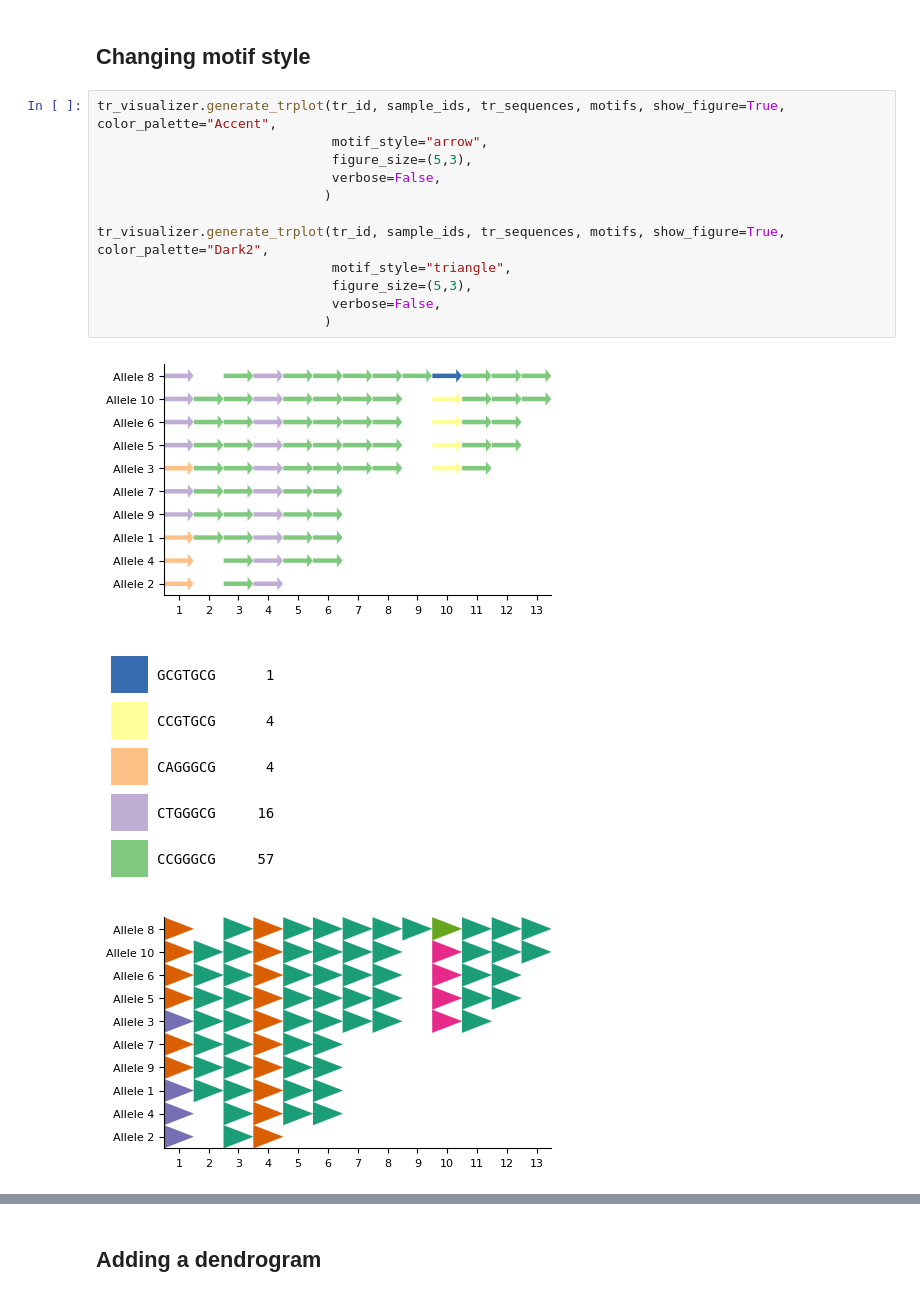
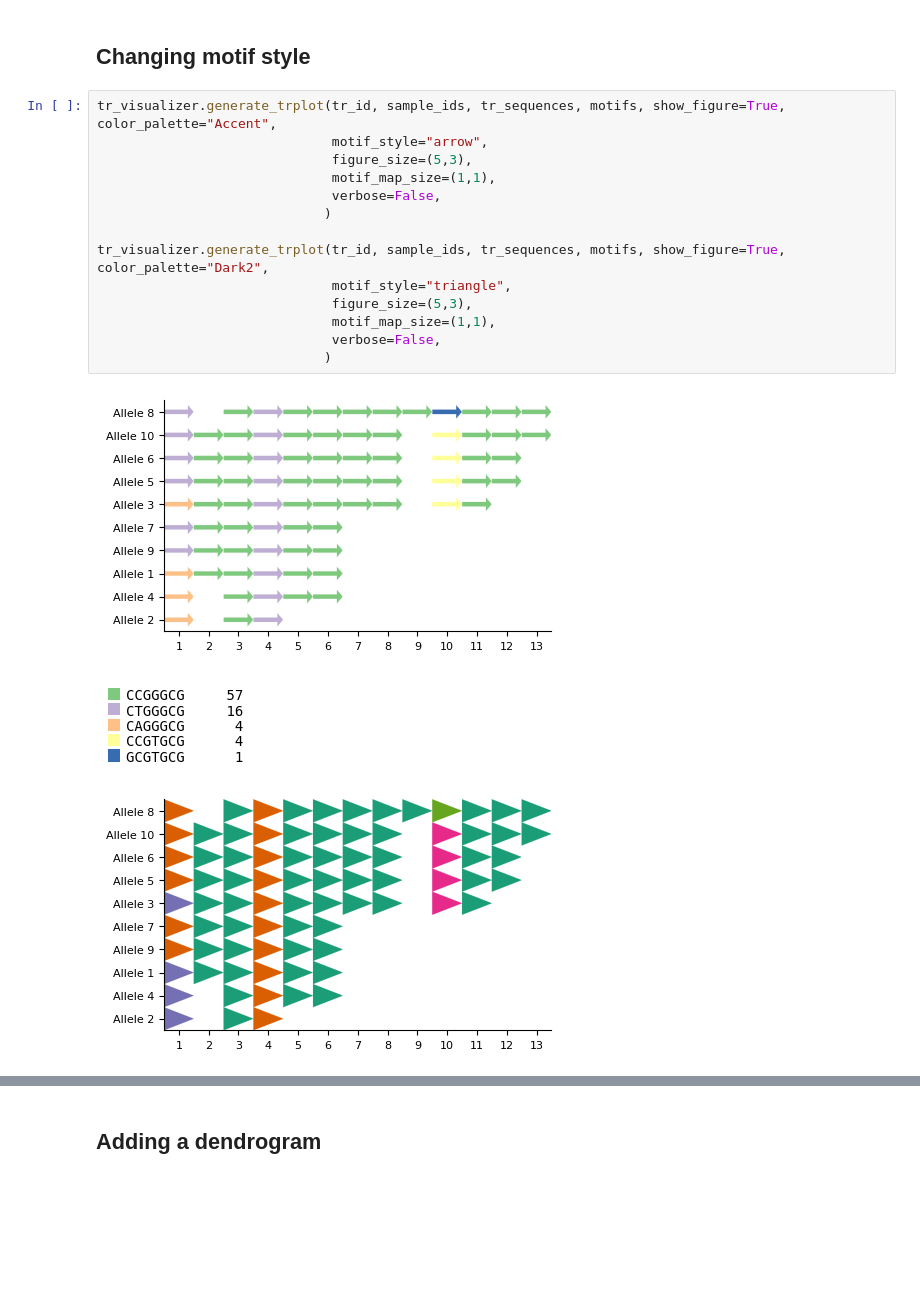
Before and after one commit to Jong-hun-Park/trviz, a Jupyter notebook: examples/sample_code.ipynb, the cells around one changed output, grey strips where cells are left out. Drawn from its saved outputs; the diff is of its cells as text; blank space fills up the shorter version.

```diff
--- a/examples/sample_code.ipynb
+++ b/examples/sample_code.ipynb
@@ -219,16 +228,18 @@ Visualization
 # %%
 tr_visualizer.generate_trplot(tr_id, sample_ids, tr_sequences, motifs, show_figure=True, color_palette="Accent",
                               motif_style="arrow",
                               figure_size=(5,3),
+                              motif_map_size=(1,1),
                               verbose=False,
                              )
 
 tr_visualizer.generate_trplot(tr_id, sample_ids, tr_sequences, motifs, show_figure=True, color_palette="Dark2",
                               motif_style="triangle",
                               figure_size=(5,3),
+                              motif_map_size=(1,1),
                               verbose=False,
                              )
 # %% [output]
 [figure]
-[figure, old version]
+[figure, new version]
 [figure]
```
Also changed, not shown: parts of 10 cells of this notebook.
